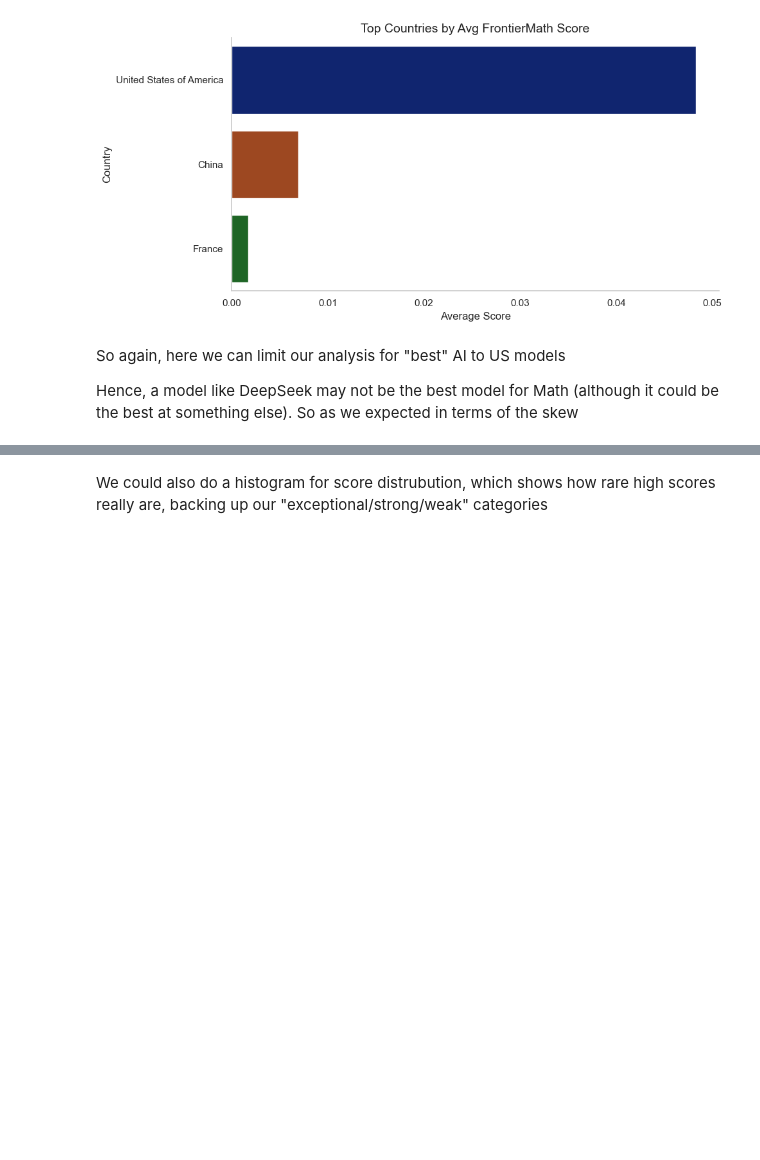
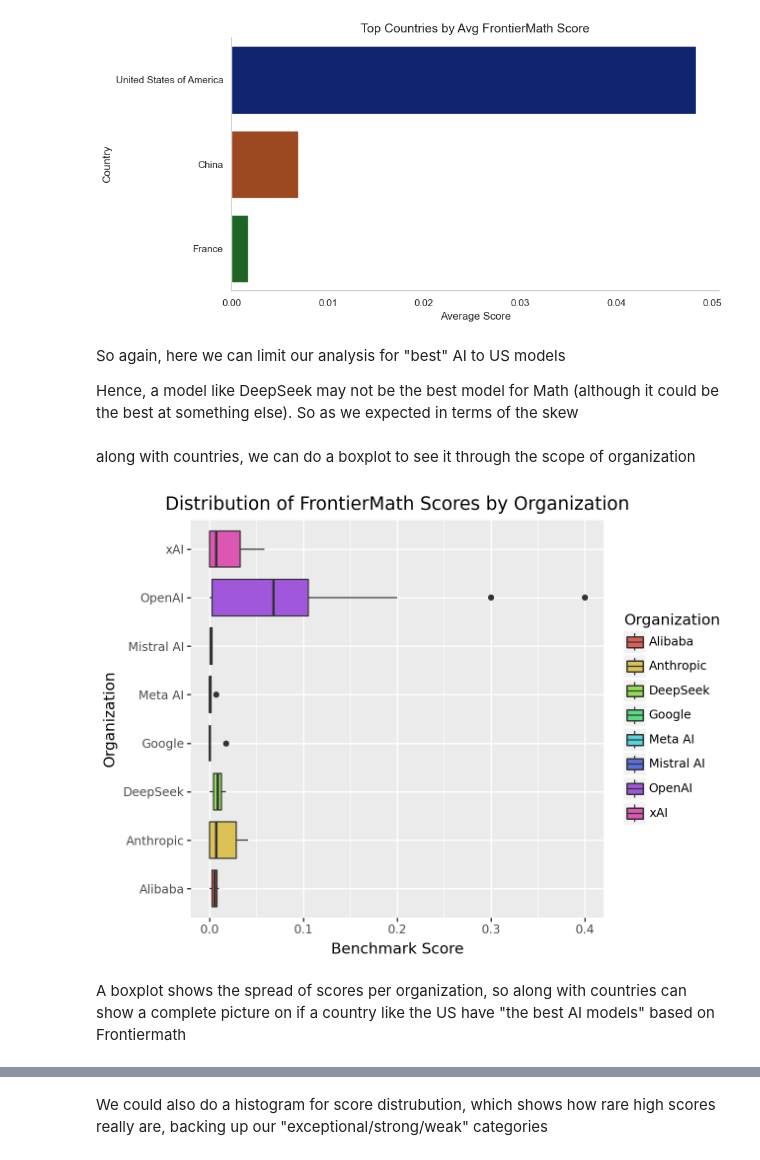
Before and after one commit to VinodGeorge24/AI_Benchmark, a Jupyter notebook: testing_MATH/frontier_analysis.ipynb, the cells around one changed output, grey strips where cells are left out. Saved outputs shown, nothing was run; the diff lists cells and outputs as text; code cells hidden in the pictures; blank space fills up the shorter version.

Commit message:
edited some of my code, added a graph and more details, should be finalized

```diff
--- a/testing_MATH/frontier_analysis.ipynb
+++ b/testing_MATH/frontier_analysis.ipynb
@@ -162,3 +172,21 @@ Passing `palette` without assigning `hue` is deprecated and will be removed in v
 So again, here we can limit our analysis for "best" AI to US models
 
 Hence, a model like DeepSeek may not be the best model for Math (although it could be the best at something else). So as we expected in terms of the skew
+# %% [markdown]
+along with countries, we can do a boxplot to see it through the scope of organization
+# %%
+from plotnine import ggplot, aes, geom_boxplot, coord_flip, labs
+
+ggplot(frontier_df) + \
+    aes(x='Organization', y='Benchmark Score', fill='Organization') + \
+    geom_boxplot() + \
+    coord_flip() + \
+    labs(
+        title='Distribution of FrontierMath Scores by Organization',
+        x='Organization',
+        y='Benchmark Score'
+    )
+# %% [output]
+[figure, added]
+# %% [markdown]
+A boxplot shows the spread of scores per organization, so along with countries can show a complete picture on if a country like the US have "the best AI models" based on Frontiermath
```
Also changed, not shown: parts of 6 cells of this notebook, 1 other file.
